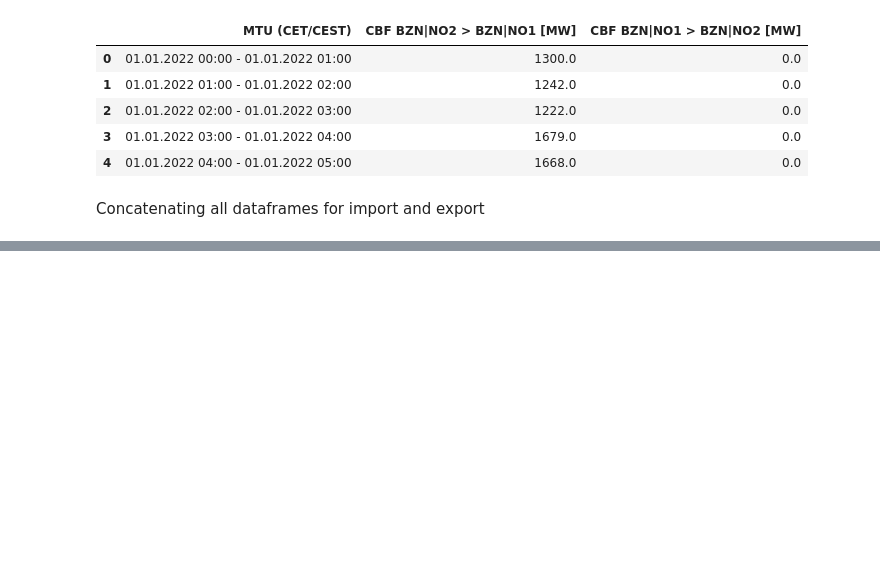
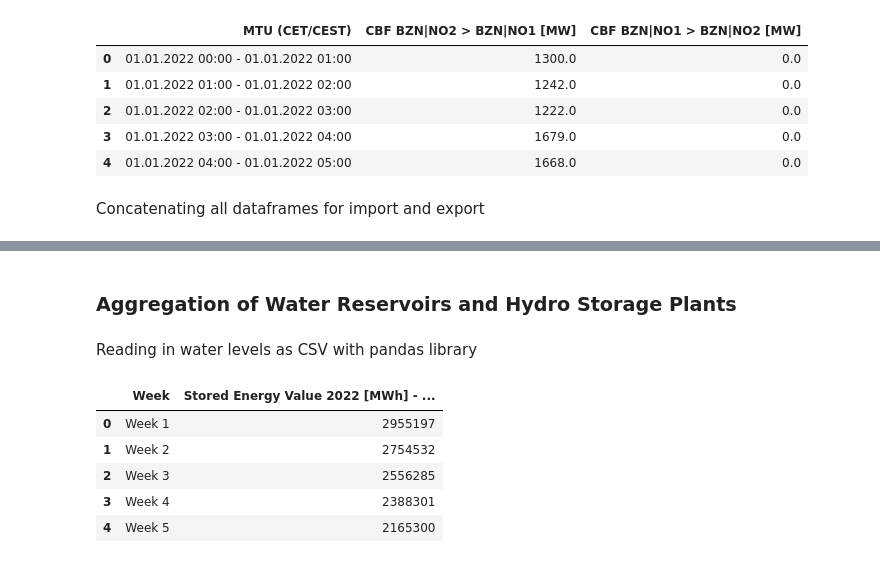
Before and after one commit to HIOF-Bachelor-Project-Group-7/Time-series-energy-price-prediction-bidding-zone-N01, a Jupyter notebook: code/data aggreagation.ipynb, the cells around one changed output, grey strips where cells are left out. Cells and saved outputs as stored; diff of their text form; code cells hidden in the pictures; blank space fills up the shorter version.

```diff
--- a/code/data aggreagation.ipynb
+++ b/code/data aggreagation.ipynb
@@ -217,3 +316,23 @@ import_export_NO1_neighbours.head()
 | 2 | 01.01.2022 02:00 - 01.01.2022 03:00 | 1222.0 | 0.0 | 383.0 | ... |
 | 3 | 01.01.2022 03:00 - 01.01.2022 04:00 | 1679.0 | 0.0 | 362.0 | ... |
 | 4 | 01.01.2022 04:00 - 01.01.2022 05:00 | 1668.0 | 0.0 | 324.0 | ... |
+# %% [markdown]
+### Aggregation of Water Reservoirs and Hydro Storage Plants
+# %% [markdown]
+Reading in water levels as CSV with pandas library
+# %%
+water_level_NO1 = pd.read_csv("../datasets/water_level/NO1_Water_Reservoirs_and_Hydro_Storage_Plants_202201030000-202301020000.csv")
+water_level_NO2 = pd.read_csv("../datasets/water_level/NO2_Water_Reservoirs_and_Hydro_Storage Plants_202201030000-202301020000.csv")
+water_level_NO3 = pd.read_csv("../datasets/water_level/NO3_Water_Reservoirs_and_Hydro_Storage Plants_202201030000-202301020000.csv")
+water_level_NO5 = pd.read_csv("../datasets/water_level/NO5_Water_Reservoirs_and_Hydro_Storage Plants_202201030000-202301020000.csv")
+water_level_SE3 = pd.read_csv("../datasets/water_level/SE3_Water_Reservoirs_and_Hydro_Storage Plants_202201030000-202301020000.csv")
+# %%
+# Testing to see if it's read in as it should
+water_level_NO1.head()
+# %% [output]
+|  | Week | Stored Energy Value 2022 [MWh] - ... |
+| 0 | Week 1 | 2955197 |
+| 1 | Week 2 | 2754532 |
+| 2 | Week 3 | 2556285 |
+| 3 | Week 4 | 2388301 |
+| 4 | Week 5 | 2165300 |
```
Also changed, not shown: parts of 19 cells of this notebook, 5 other files.
